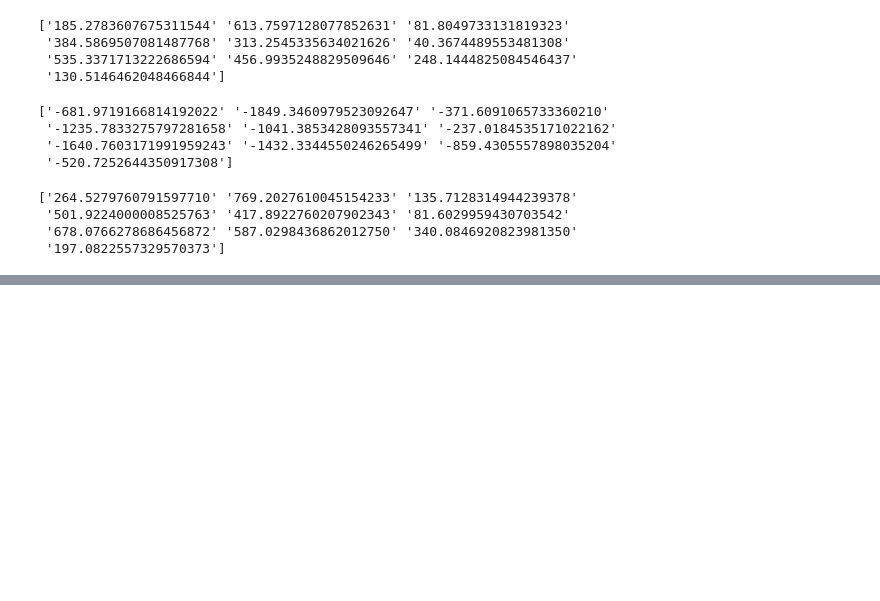
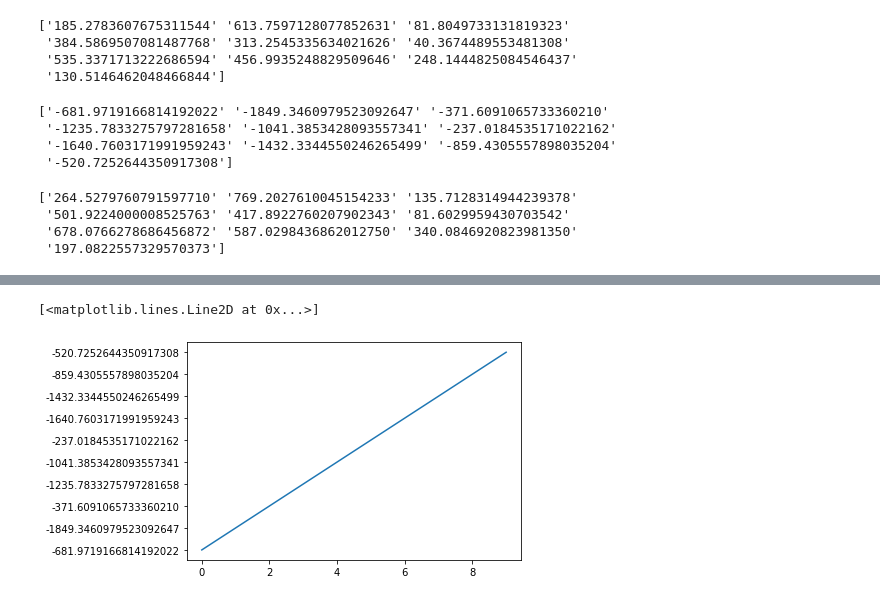
Before and after one commit to BPhi-ai/CS4635-Project-1, a Jupyter notebook: Project 1.ipynb, the cells around one changed output, grey strips where cells are left out. Saved outputs shown, nothing was run; the diff lists cells and outputs as text; code cells hidden in the pictures; blank space fills up the shorter version.

```diff
--- a/Project 1.ipynb
+++ b/Project 1.ipynb
@@ -98,0 +100,5 @@ print(TEenergies_table)
+# %%
+plt.plot(OEenergies_table)
+# %% [output]
+[<matplotlib.lines.Line2D at 0x...>]
+[figure, added]
```
Also changed, not shown: parts of 6 cells of this notebook.
